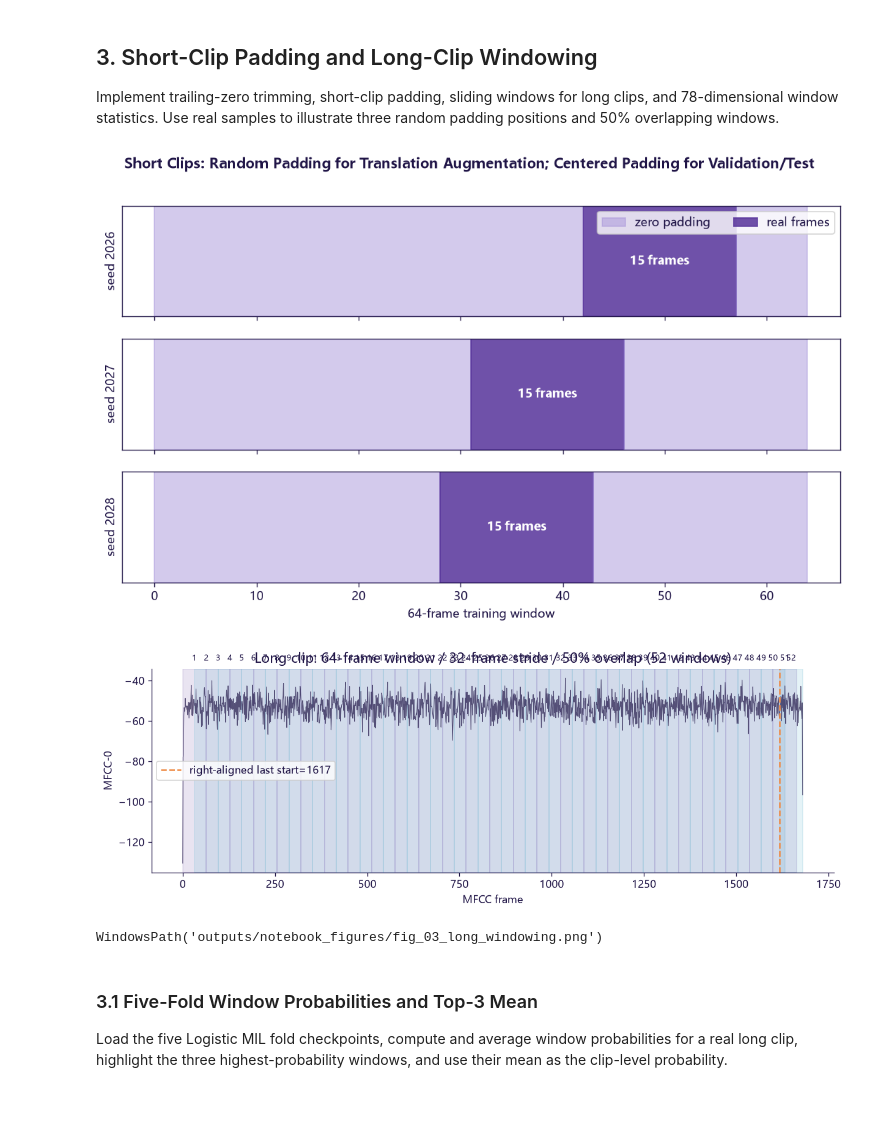
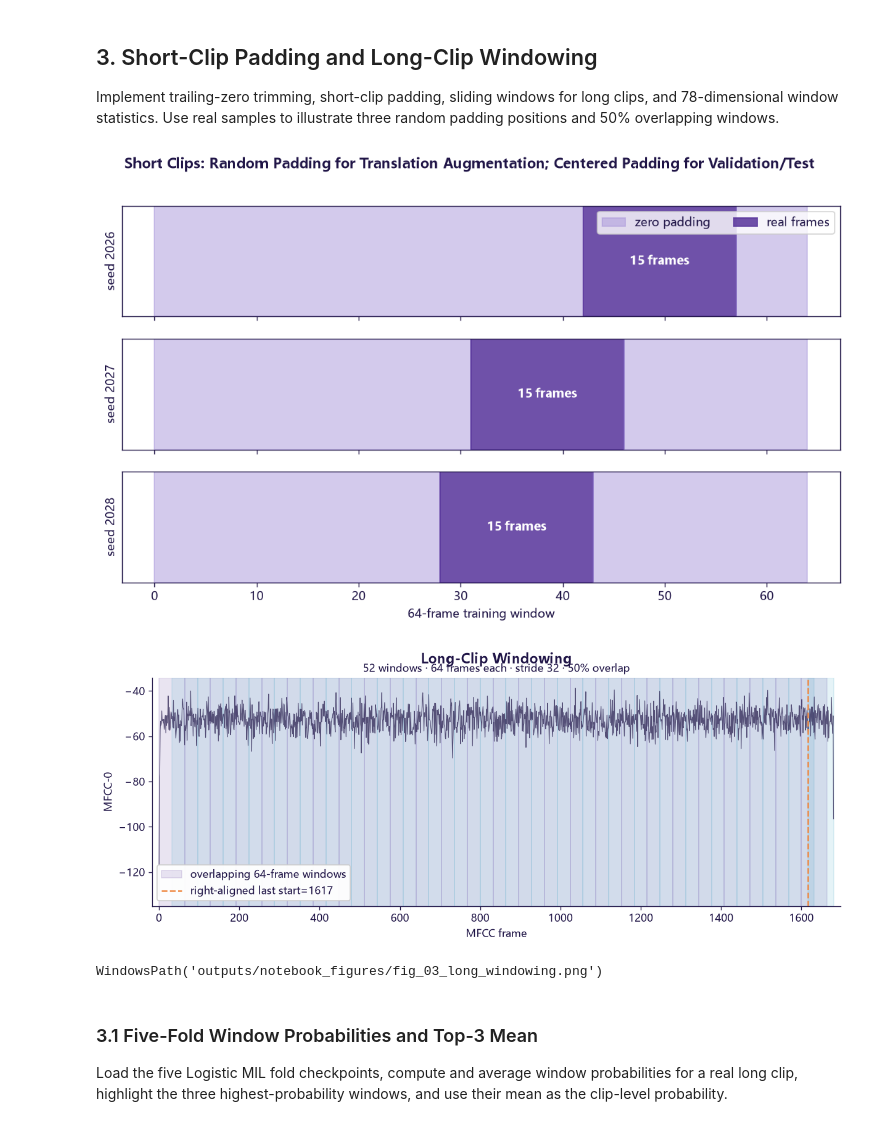
Before and after one commit to yinyuqin/Mosquitoes_detection, a Jupyter notebook: output/jupyter-notebook/mosquito_detection.ipynb, the cells around one changed output. Saved outputs shown, nothing was run; the diff lists cells and outputs as text; code cells hidden in the pictures.

Commit message:
fix notebook chart layouts

```diff
--- a/output/jupyter-notebook/mosquito_detection.ipynb
+++ b/output/jupyter-notebook/mosquito_detection.ipynb
@@ -362,39 +362,51 @@ if PATHS["features"].exists():
 else:
     mfcc_all = np.empty(2, dtype=object)
     mfcc_all[0] = np.load(RUNTIME_DIR / "examples/id_mosquito_mfcc.npy")
     mfcc_all[1] = np.load(RUNTIME_DIR / "examples/id_background_mfcc.npy")
 actual_lengths = np.array([trim_existing_zero_padding(np.asarray(x)).shape[1] for x in mfcc_all])
 short_index = int(np.flatnonzero(actual_lengths < WINDOW_SIZE)[0])
 long_index = int(np.flatnonzero(actual_lengths > 220)[0])
 short_mfcc = trim_existing_zero_padding(np.asarray(mfcc_all[short_index], dtype=np.float32))
 long_mfcc = trim_existing_zero_padding(np.asarray(mfcc_all[long_index], dtype=np.float32))
 
 fig, axes = plt.subplots(3, 1, figsize=(11, 5.8), sharex=True)
 for ax, seed in zip(axes, [2026, 2027, 2028]):
     _, _, _, (left, right) = make_window_features(short_mfcc, True, np.random.default_rng(seed))
     ax.axvspan(0, left, color=COLORS["lavender"], alpha=.45, label="zero padding")
     ax.axvspan(left, left + short_mfcc.shape[1], color=COLORS["purple"], alpha=.85, label="real frames")
     ax.axvspan(left + short_mfcc.shape[1], WINDOW_SIZE, color=COLORS["lavender"], alpha=.45)
     ax.set_yticks([]); ax.set_ylabel(f"seed {seed}")
     ax.text(left + short_mfcc.shape[1] / 2, .5, f"{short_mfcc.shape[1]} frames", ha="center", va="center", color="white", fontweight="bold")
 axes[-1].set_xlabel("64-frame training window")
 axes[0].legend(ncol=2, loc="upper right")
 fig.suptitle("Short Clips: Random Padding for Translation Augmentation; Centered Padding for Validation/Test", fontweight="bold")
 save_figure(fig, "fig_03_short_padding.png")
 
 starts = window_starts(long_mfcc.shape[1])
-fig, ax = plt.subplots(figsize=(12, 3.6))
+fig, ax = plt.subplots(figsize=(12, 4.0))
 ax.plot(np.arange(long_mfcc.shape[1]), long_mfcc[0], color=COLORS["ink"], linewidth=.7, alpha=.7)
 for i, start in enumerate(starts):
-    ax.axvspan(start, start + WINDOW_SIZE, color=COLORS["purple"] if i % 2 == 0 else COLORS["cyan"], alpha=.13)
-    ax.text(start + WINDOW_SIZE/2, ax.get_ylim()[1] * .88, str(i + 1), ha="center", fontsize=8)
+    ax.axvspan(
+        start, start + WINDOW_SIZE,
+        color=COLORS["purple"] if i % 2 == 0 else COLORS["cyan"],
+        alpha=.13,
+        label="overlapping 64-frame windows" if i == 0 else None,
+    )
 ax.axvline(starts[-1], color=COLORS["orange"], linestyle="--", label=f"right-aligned last start={starts[-1]}")
-ax.set(xlabel="MFCC frame", ylabel="MFCC-0", title=f"Long clip: 64-frame window / 32-frame stride / 50% overlap ({len(starts)} windows)")
-ax.legend(); ax.spines[["top", "right"]].set_visible(False)
+ax.set(xlabel="MFCC frame", ylabel="MFCC-0", title="Long-Clip Windowing")
+ax.set_title("Long-Clip Windowing", pad=14, fontweight="bold")
+ax.text(
+    .5, 1.015,
+    f"{len(starts)} windows · 64 frames each · stride 32 · 50% overlap",
+    transform=ax.transAxes, ha="center", va="bottom", fontsize=10,
+)
+ax.legend(loc="lower left", framealpha=.95)
+ax.margins(x=.01)
+ax.spines[["top", "right"]].set_visible(False)
 save_figure(fig, "fig_03_long_windowing.png")
 # %% [output]
 [figure]
-[figure, old version]
+[figure, new version]
 WindowsPath('outputs/notebook_figures/fig_03_long_windowing.png')
 # %% [markdown]
 ### 3.1 Five-Fold Window Probabilities and Top-3 Mean
```
Also changed, not shown: parts of 4 cells of this notebook, 6 other files.
